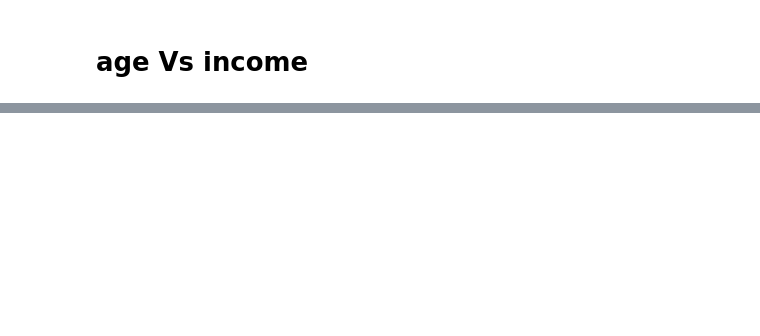
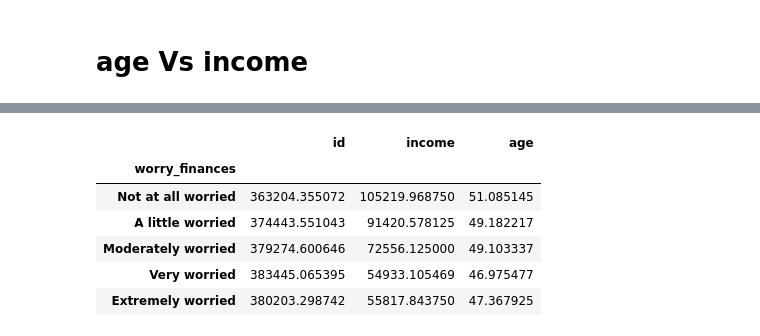
Before and after one commit to wangdianyh/trump-4703, a Jupyter notebook: Trump.ipynb, the cells around one changed output, grey strips where cells are left out. Cells and saved outputs as stored; diff of their text form; code cells hidden in the pictures; blank space fills up the shorter version.

```diff
--- a/Trump.ipynb
+++ b/Trump.ipynb
@@ -95,0 +103,10 @@ df_income_age.groupby('age').mean().drop(columns=['id']).plot()
+# %%
+df_income_age.groupby('worry_finances').mean()
+# %% [output]
+|  | id | income | age |
+| worry_finances |  |  |  |
+| Not at all worried | 363204.355072 | 105219.968750 | 51.085145 |
+| A little worried | 374443.551043 | 91420.578125 | 49.182217 |
+| Moderately worried | 379274.600646 | 72556.125000 | 49.103337 |
+| Very worried | 383445.065395 | 54933.105469 | 46.975477 |
+| Extremely worried | 380203.298742 | 55817.843750 | 47.367925 |
```
Also changed, not shown: parts of 14 cells of this notebook.
